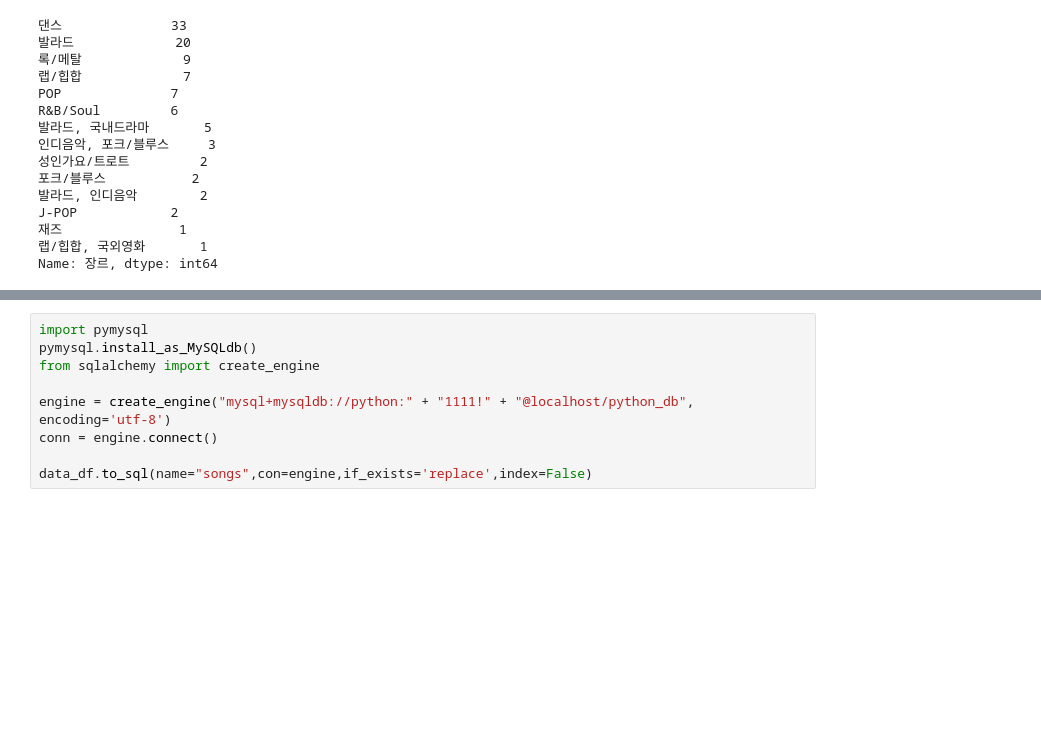
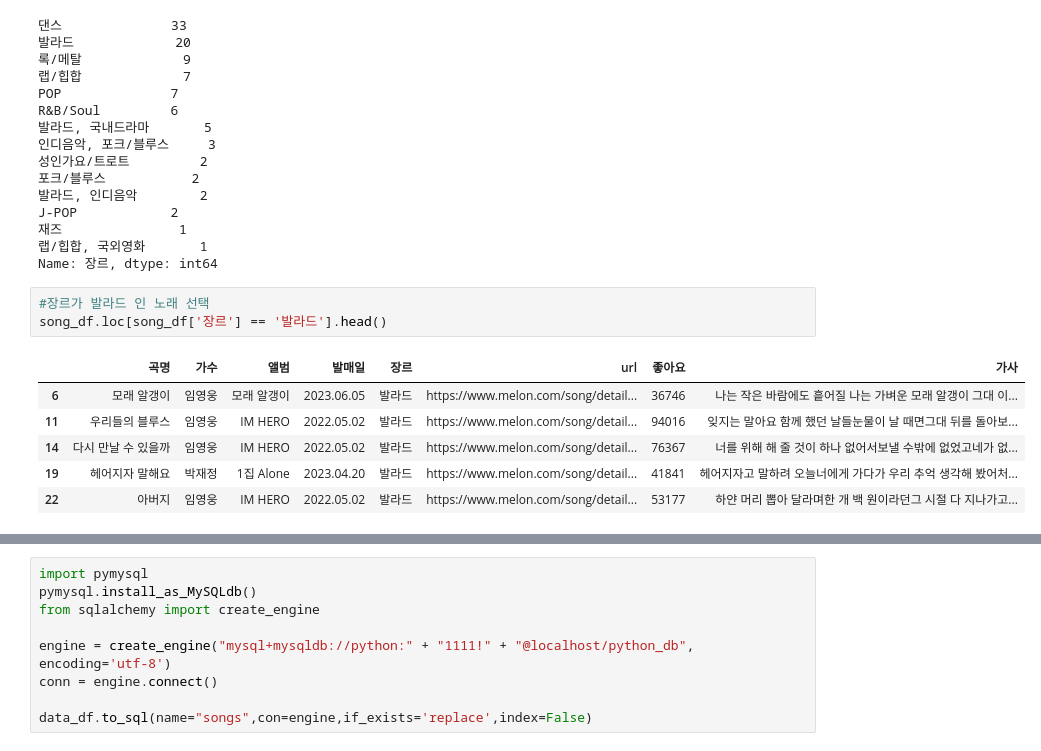
Before and after one commit to mysoyul/Python_Webscraping, a Jupyter notebook: 03.멜론100차트_데이터파싱_DB저장.ipynb, the cells around one changed output, grey strips where cells are left out. Saved outputs shown, nothing was run; the diff lists cells and outputs as text; blank space fills up the shorter version.

```diff
--- a/03.멜론100차트_데이터파싱_DB저장.ipynb
+++ b/03.멜론100차트_데이터파싱_DB저장.ipynb
@@ -221,3 +221,13 @@ J-POP            2
 재즈               1
 랩/힙합, 국외영화       1
 Name: 장르, dtype: int64
+# %%
+#장르가 발라드 인 노래 선택
+song_df.loc[song_df['장르'] == '발라드'].head()
+# %% [output]
+|  | 곡명 | 가수 | 앨범 | 발매일 | 장르 | url | 좋아요 | 가사 |
+| 6 | 모래 알갱이 | 임영웅 | 모래 알갱이 | 2023.06.05 | 발라드 | https://www.melon.com/song/detail... | 36746 | 나는 작은 바람에도 흩어질 나는 가벼운 모래 알갱이 그대 이... |
+| 11 | 우리들의 블루스 | 임영웅 | IM HERO | 2022.05.02 | 발라드 | https://www.melon.com/song/detail... | 94016 | 잊지는 말아요 함께 했던 날들눈물이 날 때면그대 뒤를 돌아보... |
+| 14 | 다시 만날 수 있을까 | 임영웅 | IM HERO | 2022.05.02 | 발라드 | https://www.melon.com/song/detail... | 76367 | 너를 위해 해 줄 것이 하나 없어서보낼 수밖에 없었고네가 없... |
+| 19 | 헤어지자 말해요 | 박재정 | 1집 Alone | 2023.04.20 | 발라드 | https://www.melon.com/song/detail... | 41841 | 헤어지자고 말하려 오늘너에게 가다가 우리 추억 생각해 봤어처... |
+| 22 | 아버지 | 임영웅 | IM HERO | 2022.05.02 | 발라드 | https://www.melon.com/song/detail... | 53177 | 하얀 머리 뽑아 달라며한 개 백 원이라던그 시절 다 지나가고... |
```
Also changed, not shown: parts of 2 cells of this notebook, 1 other file.
